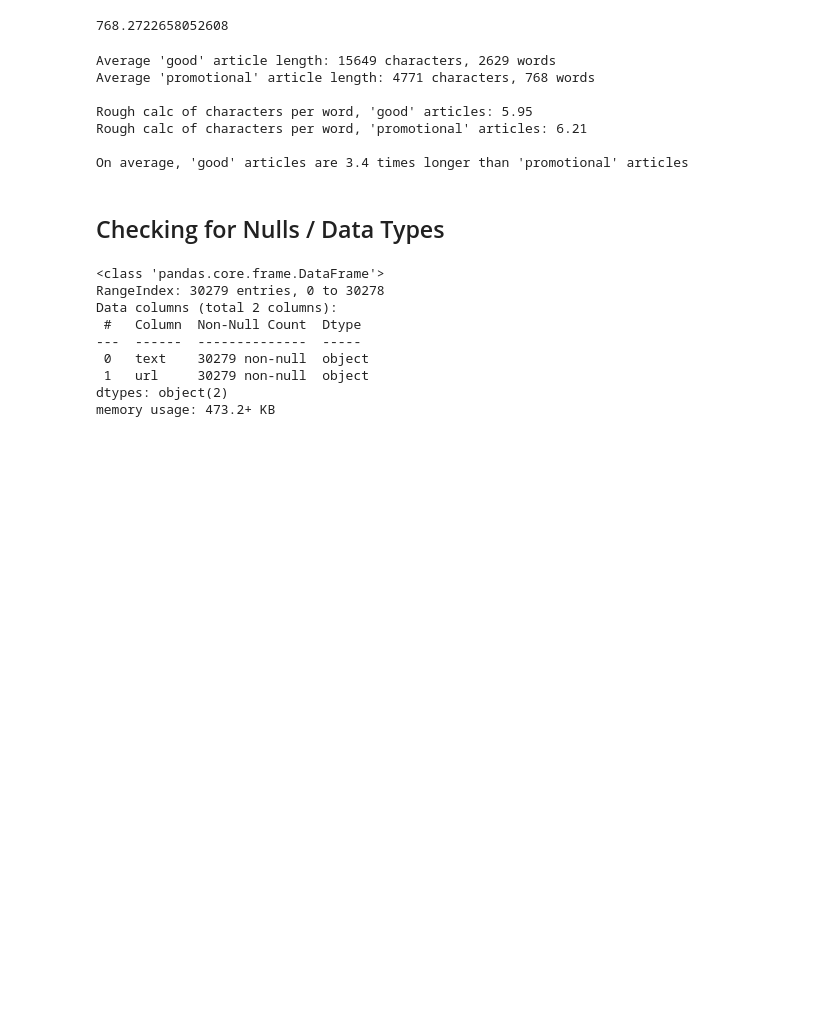
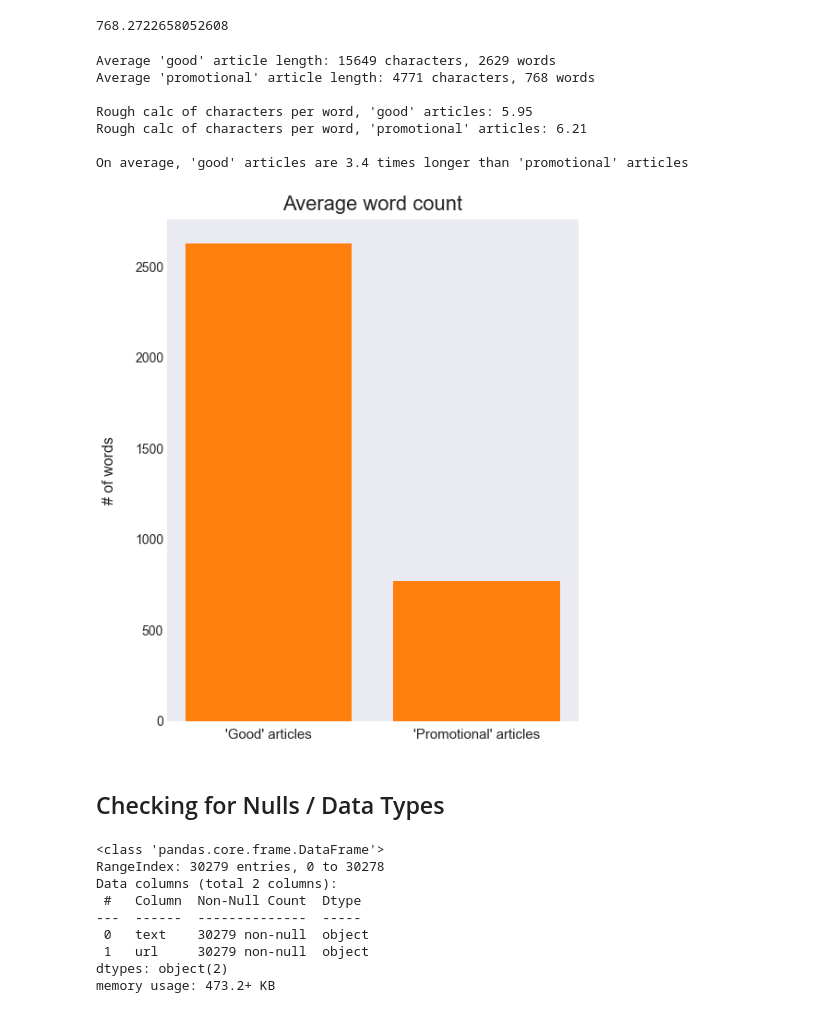
Before and after one commit to toastdeini/Wikipedia-article-quality, a Jupyter notebook: prep/EDA_Binary.ipynb, the cells around one changed output. Saved outputs shown, nothing was run; the diff lists cells and outputs as text; code cells hidden in the pictures; blank space fills up the shorter version.

```diff
--- a/prep/EDA_Binary.ipynb
+++ b/prep/EDA_Binary.ipynb
@@ -210,3 +203,29 @@ On average, 'good' articles are 3.4 times longer than 'promotional' articles
+# %%
+plt.style.use('seaborn-dark')
+# %%
+# Visualization of average lengths
+fig, ax = plt.subplots(figsize=(8, 10))
+
+plt.xticks(fontsize=15)
+plt.yticks(fontsize=14)
+ax.tick_params(axis='x', which='major', pad=8)
+
+ax.bar(x=["'Good' articles", "'Promotional' articles"],
+       height=(avg_words_good, avg_words_promo),
+       color=['tab:orange'])
+
+ax.set_title("Average word count",
+             pad=10,
+             fontsize=22)
+ax.set_ylabel("# of words",
+              labelpad=20,
+              fontsize=16)
+
+fig.savefig(fname='../images/avg_word_count.png',
+            dpi=600,
+            bbox_inches='tight')
+# %% [output]
+[figure, added]
 # %% [markdown]
 ## Checking for Nulls / Data Types
 # %%
```
Also changed, not shown: parts of 14 cells of this notebook.
